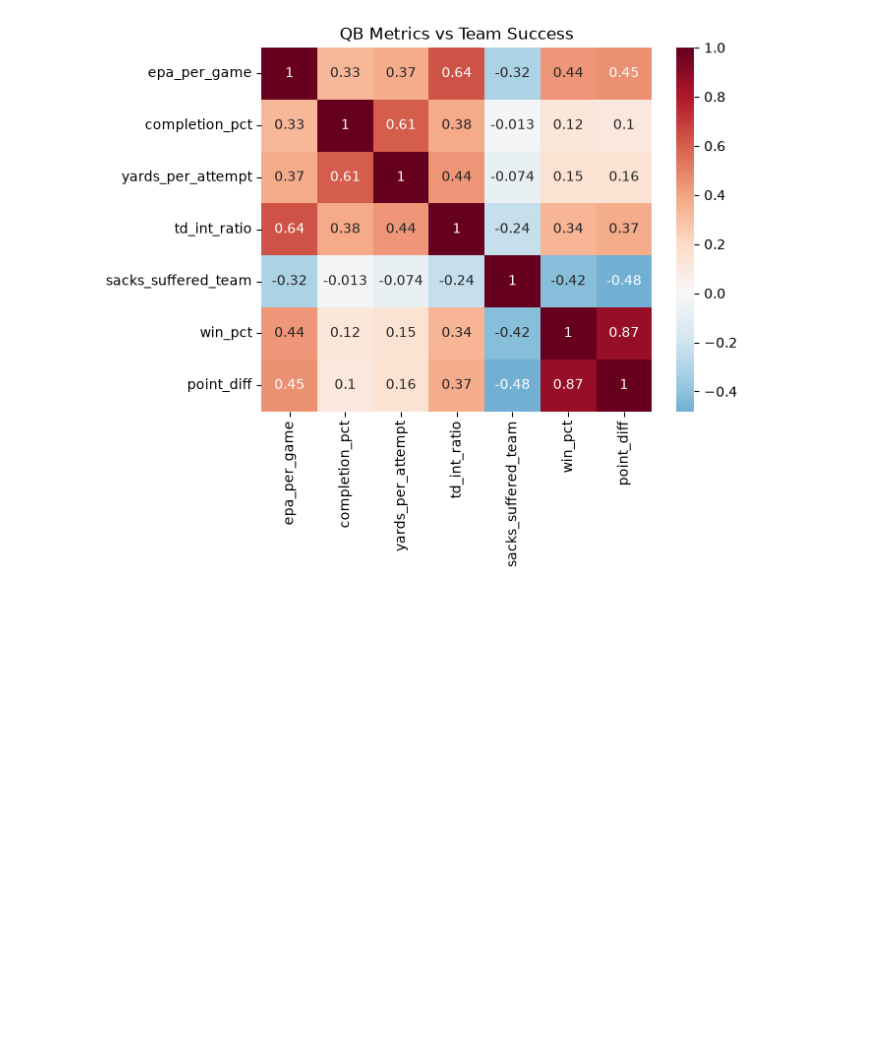
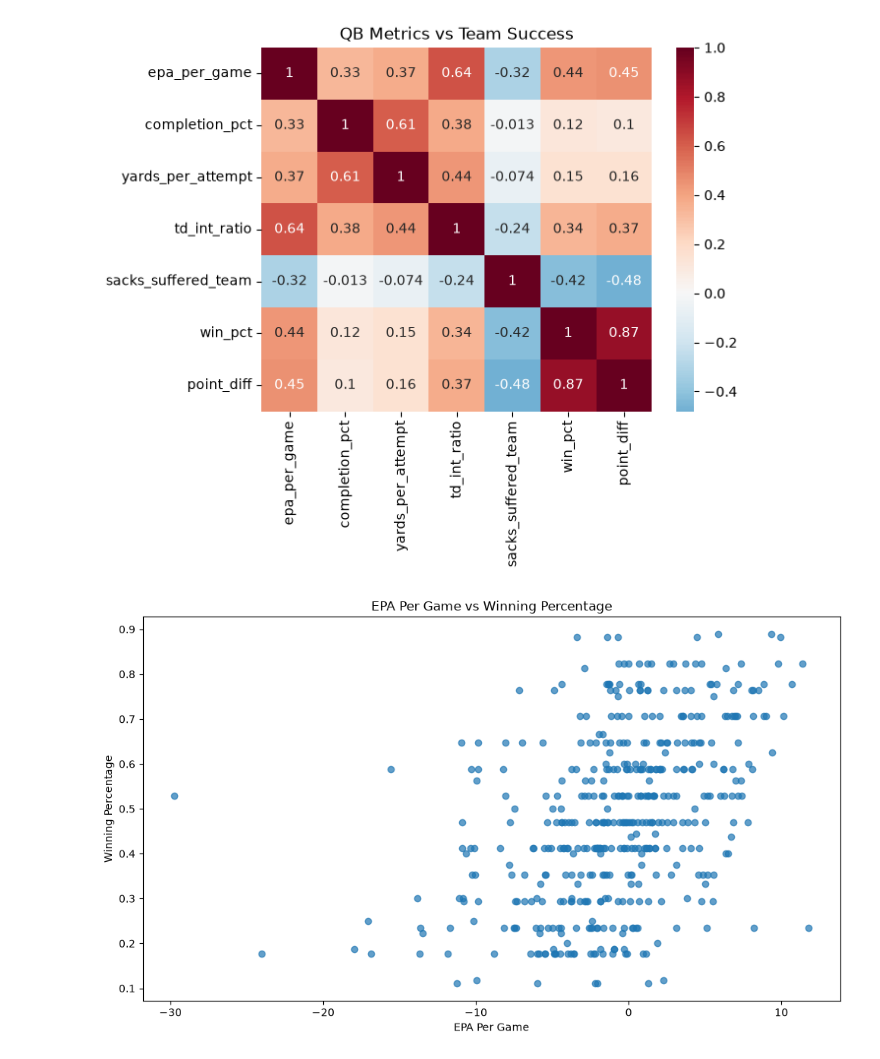
Before and after one commit to dhay2003/quarterback-impact-analysis, a Jupyter notebook: notebooks/qb_multi_season_analysis.ipynb, the cells around one changed output. Drawn from its saved outputs; the diff is of its cells as text; code cells hidden in the pictures; blank space fills up the shorter version.

Commit message:
Create Efficiency Visualizations

```diff
--- a/notebooks/qb_multi_season_analysis.ipynb
+++ b/notebooks/qb_multi_season_analysis.ipynb
@@ -951,3 +951,28 @@ plt.title("QB Metrics vs Team Success")
 plt.show()
 # %% [output]
 [figure]
+# %%
+import matplotlib.pyplot as plt
+
+plt.figure(figsize=(10,6))
+
+plt.scatter(
+    master_df["epa_per_game"],
+    master_df["win_pct"],
+    alpha=0.7
+)
+
+plt.xlabel("EPA Per Game")
+plt.ylabel("Winning Percentage")
+plt.title("EPA Per Game vs Winning Percentage")
+
+plt.tight_layout()
+
+plt.savefig(
+    "../visualizations/epa_vs_win_pct.png",
+    bbox_inches="tight"
+)
+
+plt.show()
+# %% [output]
+[figure, added]
```
Also changed, not shown: parts of 8 cells of this notebook, 4 other files.
